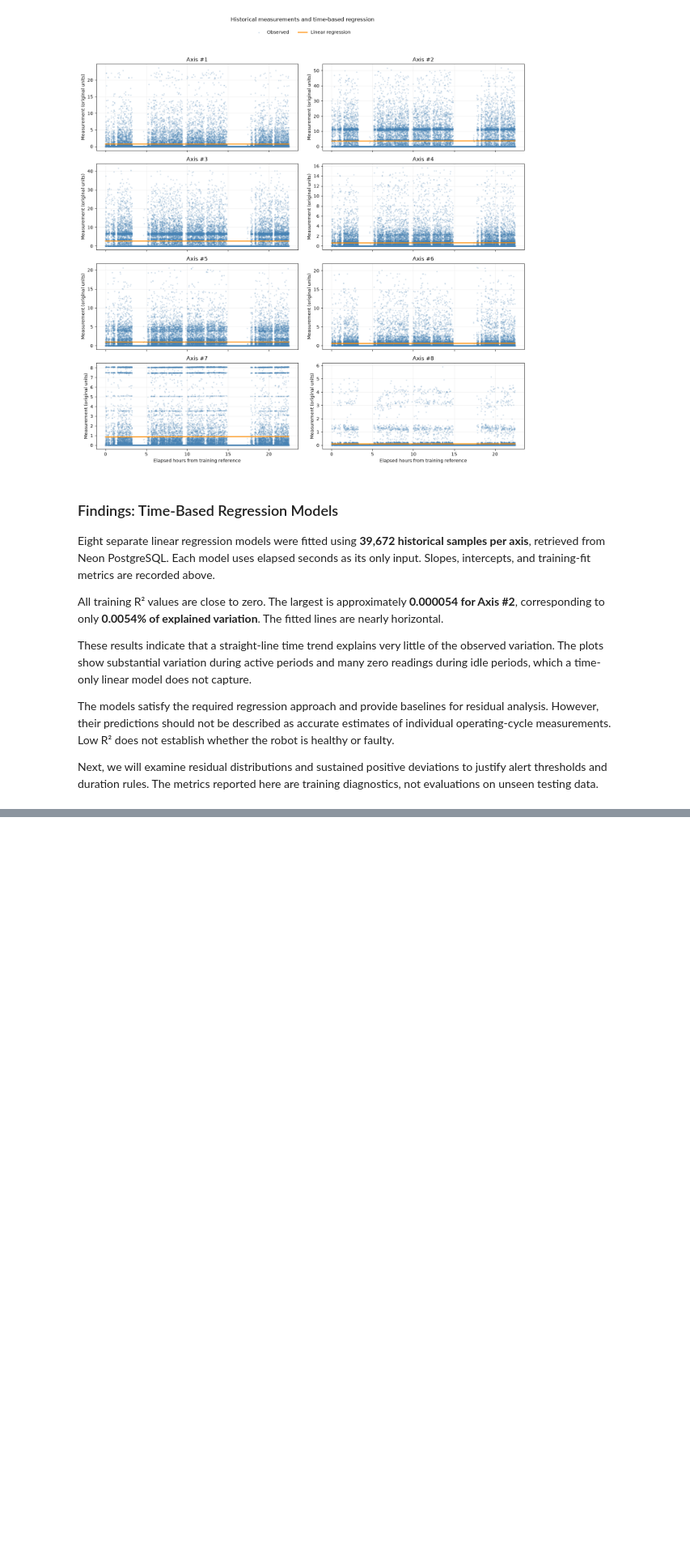
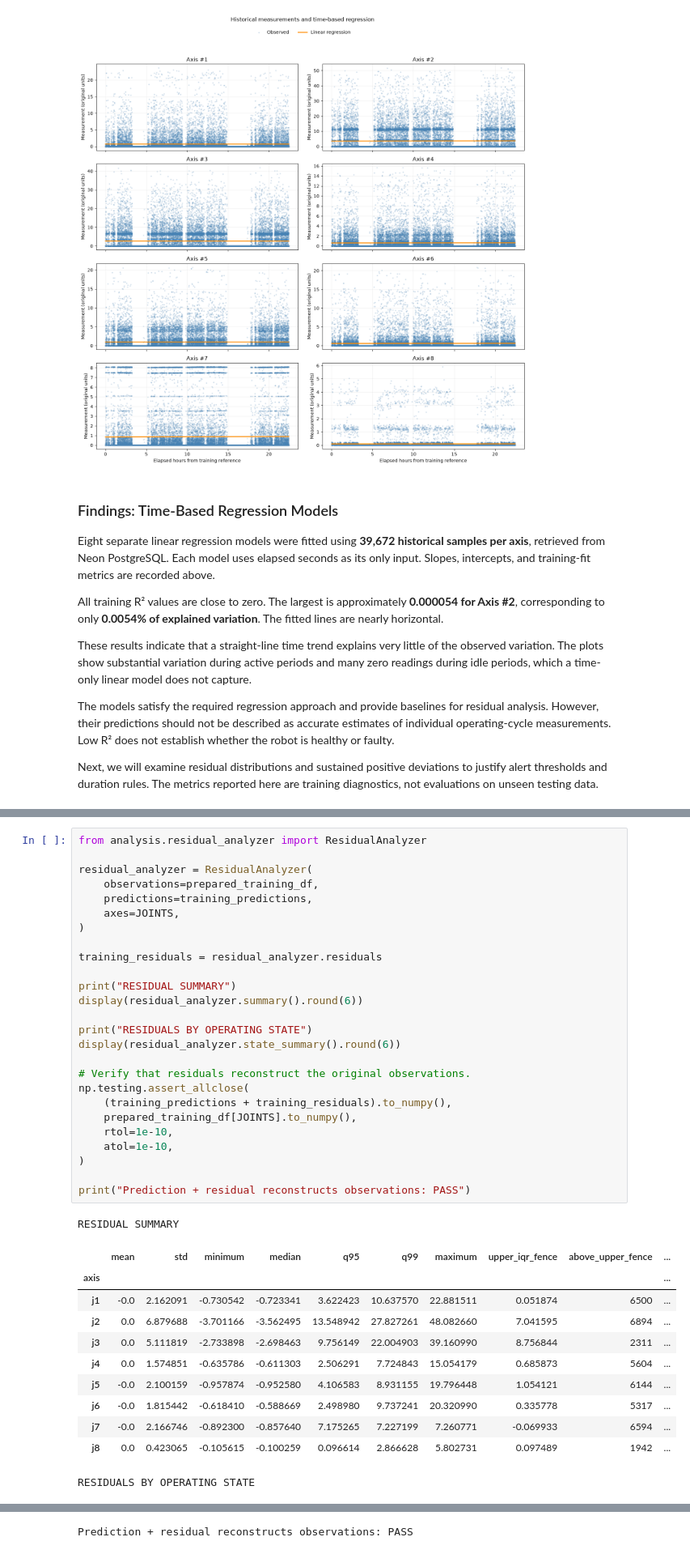
Before and after one commit to UbaidUllah777/DataStreamVisualization-regression-based-anomaly-detection, a Jupyter notebook: Regression_Anomaly_Detection.ipynb, the cells around one changed output, grey strips where cells are left out. Shown at 81% size. Cells and saved outputs as stored; diff of their text form; blank space fills up the shorter version.

```diff
--- a/Regression_Anomaly_Detection.ipynb
+++ b/Regression_Anomaly_Detection.ipynb
@@ -403,0 +428,39 @@ Next, we will examine residual distributions and sustained positive deviations t
+# %%
+from analysis.residual_analyzer import ResidualAnalyzer
+
+residual_analyzer = ResidualAnalyzer(
+    observations=prepared_training_df,
+    predictions=training_predictions,
+    axes=JOINTS,
+)
+
+training_residuals = residual_analyzer.residuals
+
+print("RESIDUAL SUMMARY")
+display(residual_analyzer.summary().round(6))
+
+print("RESIDUALS BY OPERATING STATE")
+display(residual_analyzer.state_summary().round(6))
+
+# Verify that residuals reconstruct the original observations.
+np.testing.assert_allclose(
+    (training_predictions + training_residuals).to_numpy(),
+    prepared_training_df[JOINTS].to_numpy(),
+    rtol=1e-10,
+    atol=1e-10,
+)
+
+print("Prediction + residual reconstructs observations: PASS")
+# %% [output]
+RESIDUAL SUMMARY
+|  | mean | std | minimum | median | q95 | q99 | maximum | upper_iqr_fence | above_upper_fence | ... |
+| axis |  |  |  |  |  |  |  |  |  | ... |
+| j1 | -0.0 | 2.162091 | -0.730542 | -0.723341 | 3.622423 | 10.637570 | 22.881511 | 0.051874 | 6500 | ... |
+| j2 | 0.0 | 6.879688 | -3.701166 | -3.562495 | 13.548942 | 27.827261 | 48.082660 | 7.041595 | 6894 | ... |
+| j3 | 0.0 | 5.111819 | -2.733898 | -2.698463 | 9.756149 | 22.004903 | 39.160990 | 8.756844 | 2311 | ... |
+| j4 | 0.0 | 1.574851 | -0.635786 | -0.611303 | 2.506291 | 7.724843 | 15.054179 | 0.685873 | 5604 | ... |
+| j5 | -0.0 | 2.100159 | -0.957874 | -0.952580 | 4.106583 | 8.931155 | 19.796448 | 1.054121 | 6144 | ... |
+| j6 | -0.0 | 1.815442 | -0.618410 | -0.588669 | 2.498980 | 9.737241 | 20.320990 | 0.335778 | 5317 | ... |
+| j7 | -0.0 | 2.166746 | -0.892300 | -0.857640 | 7.175265 | 7.227199 | 7.260771 | -0.069933 | 6594 | ... |
+| j8 | 0.0 | 0.423065 | -0.105615 | -0.100259 | 0.096614 | 2.866628 | 5.802731 | 0.097489 | 1942 | ... |
+RESIDUALS BY OPERATING STATE
@@ -403,0 +485 @@ Next, we will examine residual distributions and sustained positive deviations t
+Prediction + residual reconstructs observations: PASS
```
Also changed, not shown: parts of 6 cells of this notebook, 1 other file.
